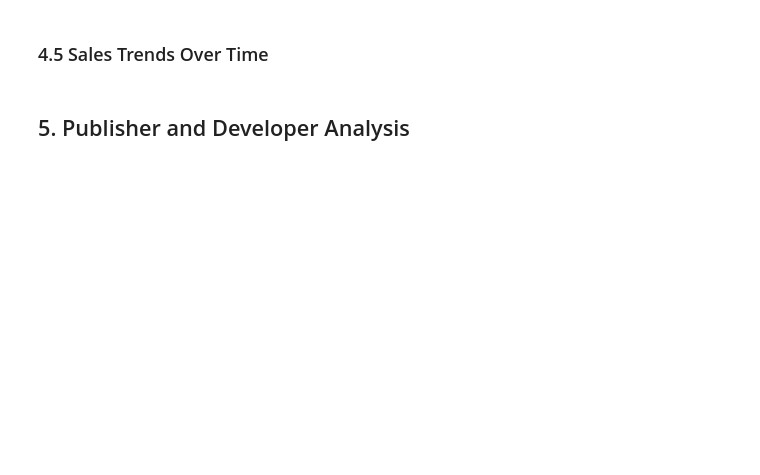
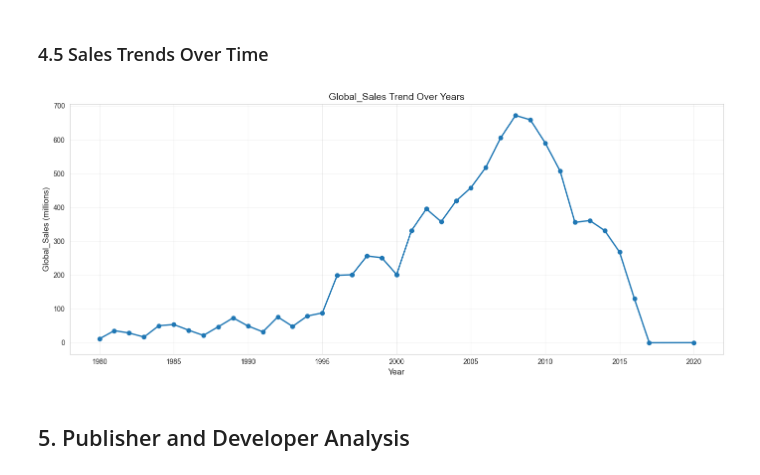
Before and after one commit to nay-gupta/video-game-eda, a Jupyter notebook: notebooks/video_game_sales_eda.ipynb, the cells around one changed output. Saved outputs shown, nothing was run; the diff lists cells and outputs as text; code cells hidden in the pictures; blank space fills up the shorter version.

```diff
--- a/notebooks/video_game_sales_eda.ipynb
+++ b/notebooks/video_game_sales_eda.ipynb
@@ -123,7 +207,9 @@ print("Example: df = load_video_game_data('../data/raw/video_game_sales.csv')")
 ### 4.5 Sales Trends Over Time
 # %%
 # Plot sales trends by year
-# plot_sales_trend_by_year(df_clean, sales_column='Global_Sales')
+plot_sales_trend_by_year(df_clean, sales_column='Global_Sales')
+# %% [output]
+[figure, added]
 # %% [markdown]
 ## 5. Publisher and Developer Analysis
 # %%
```
Also changed, not shown: parts of 14 cells of this notebook, 1 other file.
